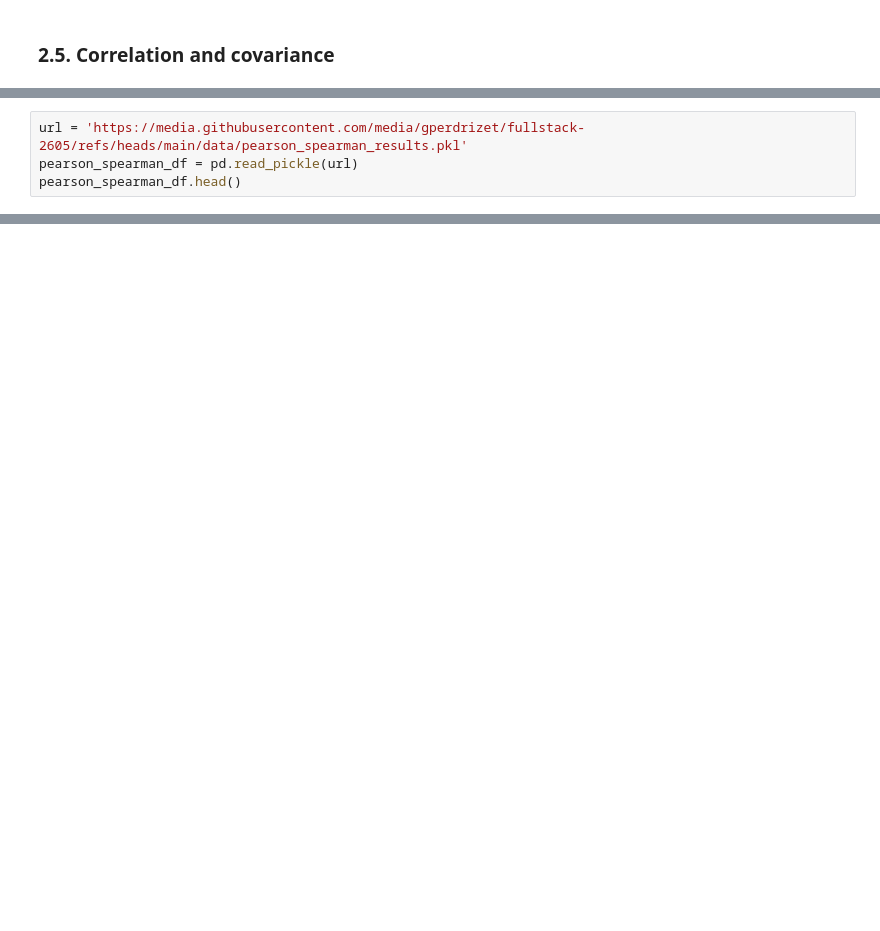
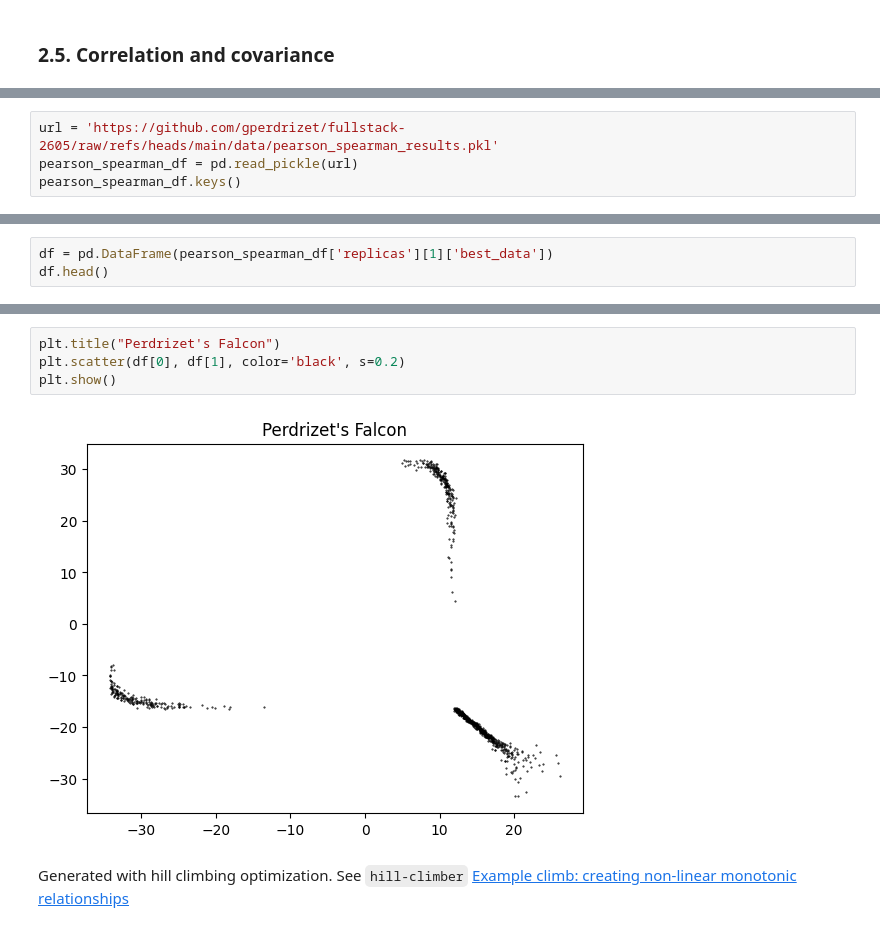
Before and after one commit to gperdrizet/fullstack-2605, a Jupyter notebook: unit-2/lesson-12/lesson-12-demo.ipynb, the cells around one changed output, grey strips where cells are left out. Cells and saved outputs as stored; diff of their text form; blank space fills up the shorter version.

```diff
--- a/unit-2/lesson-12/lesson-12-demo.ipynb
+++ b/unit-2/lesson-12/lesson-12-demo.ipynb
@@ -405,4 +541,4 @@ df.head()
 # %%
-url = 'https://media.githubusercontent.com/media/gperdrizet/fullstack-2605/refs/heads/main/data/pearson_spearman_results.pkl'
+url = 'https://github.com/gperdrizet/fullstack-2605/raw/refs/heads/main/data/pearson_spearman_results.pkl'
 pearson_spearman_df = pd.read_pickle(url)
-pearson_spearman_df.head()
+pearson_spearman_df.keys()
@@ -408,0 +547,3 @@ pearson_spearman_df.head()
+# %%
+df = pd.DataFrame(pearson_spearman_df['replicas'][1]['best_data'])
+df.head()
@@ -408,0 +569,8 @@ pearson_spearman_df.head()
+# %%
+plt.title("Perdrizet's Falcon")
+plt.scatter(df[0], df[1], color='black', s=0.2)
+plt.show()
+# %% [output]
+[figure, added]
+# %% [markdown]
+Generated with hill climbing optimization. See `hill-climber` [Example climb: creating non-linear monotonic relationships](https://github.com/gperdrizet/hill_climber/blob/dev/notebooks/05-pearson_spearman.ipynb)
```
Also changed, not shown: parts of 32 cells of this notebook.
